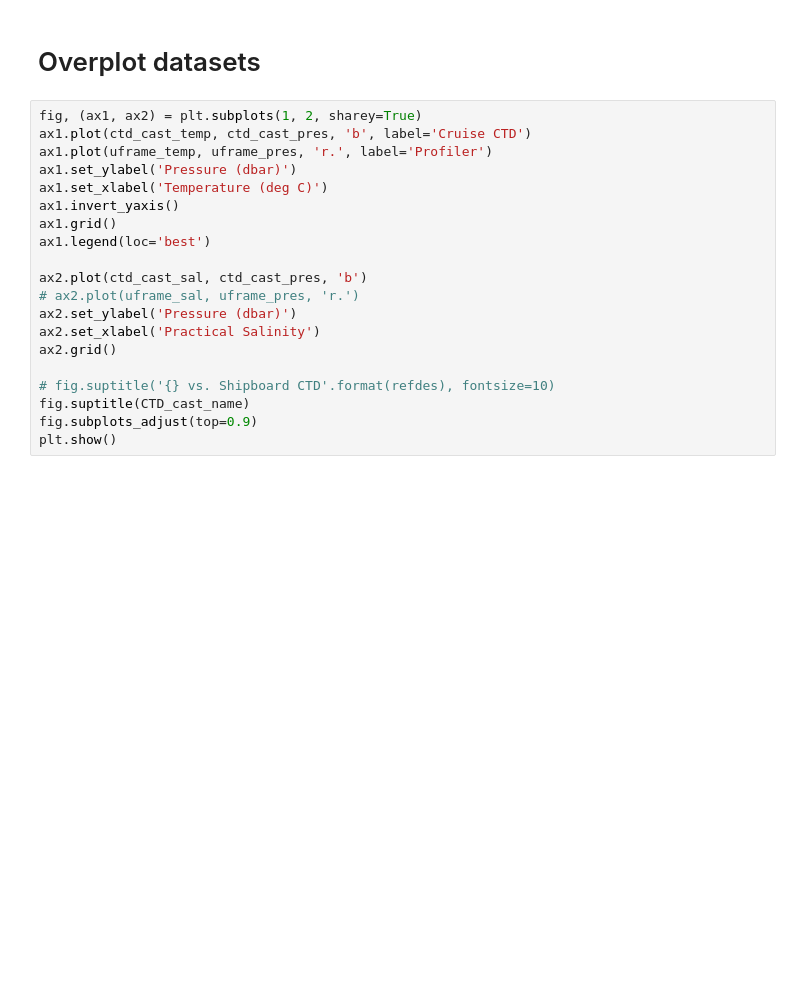
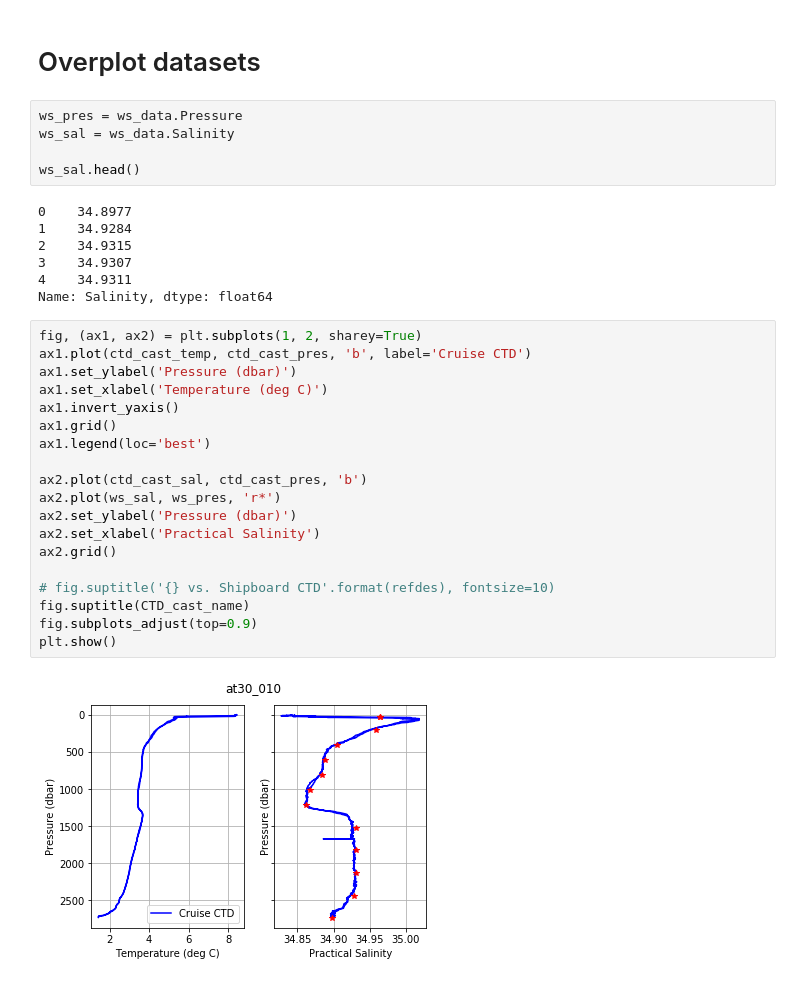
Before and after one commit to oceanhackweek/ohw18_Data_Validation, a Jupyter notebook: OHW2018_Data_Validation.ipynb, the cells around one changed output. Cells and saved outputs as stored; diff of their text form; blank space fills up the shorter version.

Commit message:
Added water sampling plotting

```diff
--- a/OHW2018_Data_Validation.ipynb
+++ b/OHW2018_Data_Validation.ipynb
@@ -231,23 +231,36 @@ ws_data.head()
 | 4 | 1520.1 | 34.9311 |
 # %% [markdown]
 # Overplot datasets
+# %%
+ws_pres = ws_data.Pressure
+ws_sal = ws_data.Salinity
+
+ws_sal.head()
+# %% [output]
+0    34.8977
+1    34.9284
+2    34.9315
+3    34.9307
+4    34.9311
+Name: Salinity, dtype: float64
 # %%
 fig, (ax1, ax2) = plt.subplots(1, 2, sharey=True)
 ax1.plot(ctd_cast_temp, ctd_cast_pres, 'b', label='Cruise CTD')
-ax1.plot(uframe_temp, uframe_pres, 'r.', label='Profiler')
 ax1.set_ylabel('Pressure (dbar)')
 ax1.set_xlabel('Temperature (deg C)')
 ax1.invert_yaxis()
 ax1.grid()
 ax1.legend(loc='best')
 
 ax2.plot(ctd_cast_sal, ctd_cast_pres, 'b')
-# ax2.plot(uframe_sal, uframe_pres, 'r.')
+ax2.plot(ws_sal, ws_pres, 'r*')
 ax2.set_ylabel('Pressure (dbar)')
 ax2.set_xlabel('Practical Salinity')
 ax2.grid()
 
 # fig.suptitle('{} vs. Shipboard CTD'.format(refdes), fontsize=10)
 fig.suptitle(CTD_cast_name)
 fig.subplots_adjust(top=0.9)
 plt.show()
+# %% [output]
+[figure, added]
```
Also changed, not shown: parts of 1 cell of this notebook.
